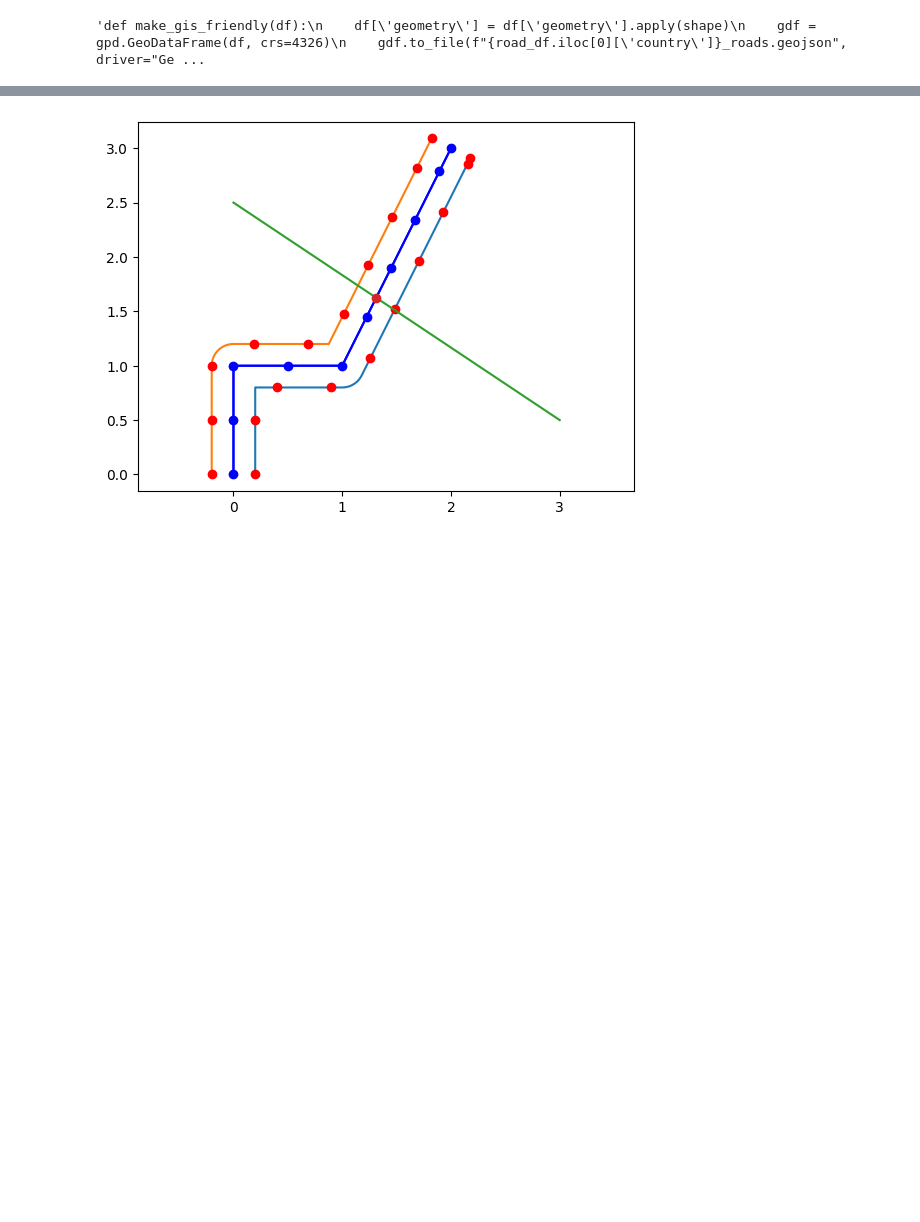
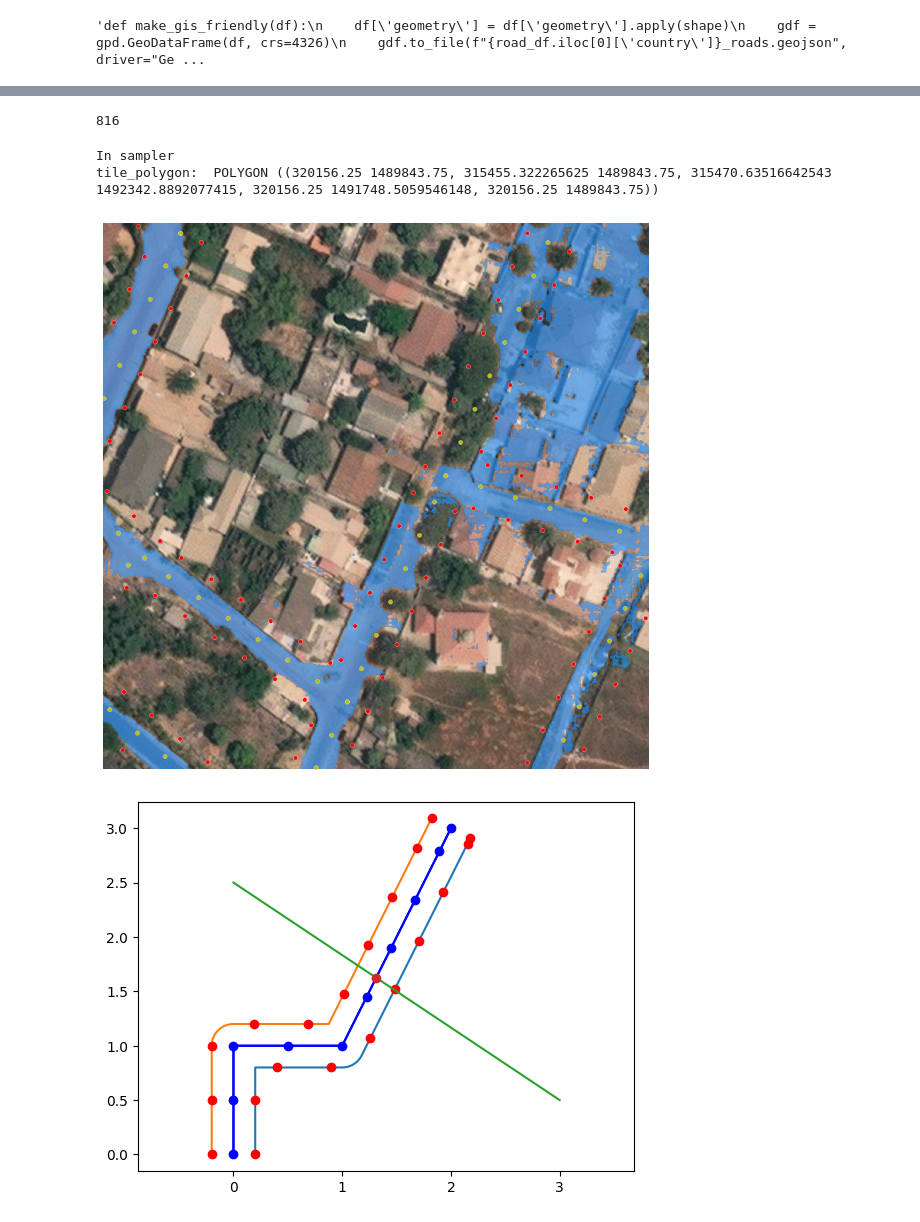
Before and after one commit to JacopoLungo/maxarSrc, a Jupyter notebook: creating_labels/MSRoads/roadSeg_try.ipynb, the cells around one changed output, grey strips where cells are left out. Cells and saved outputs as stored; diff of their text form; code cells hidden in the pictures; blank space fills up the shorter version.

```diff
--- a/creating_labels/MSRoads/roadSeg_try.ipynb
+++ b/creating_labels/MSRoads/roadSeg_try.ipynb
@@ -410,3 +433,42 @@ dx_high:  (318688.96484375, 1490026.85546875)
+# %%
+np.random.randint(0, len(dataloader))
+# %% [output]
+816
+# %%
+dataset_res = dataset.res
+
+road_point_dist = 40 #50
+bg_point_dist = 40 #80
+offset_distance = 25 #30
+
+rnd_ix = np.random.randint(0, 50) #pick a rnd image
+i = 0
+for batch in dataloader:
+    query_bbox_poly = boundingBox_2_Polygon(batch['bbox'][0])
+    hits = road_gdf_32628.geometry.intersects(query_bbox_poly)
+    queried_road_gdf_36628 = road_gdf_32628[hits]
+
+    if len(queried_road_gdf_36628) > 4: #20
+        i+=1
+        if i == rnd_ix:
+            sample = unbind_samples(batch)[0]
+            img4Sam = sample["image"].permute(1, 2, 0).numpy().astype('uint8')
+
+            road_lines = rel_road_lines(queried_road_gdf_36628, query_bbox_poly, dataset_res)
+            #print(len(road_lines))
+            final_mask, final_pt_coords4Sam, final_labels4Sam = segment_roads(predictor, img4Sam, road_lines, sample_size, road_point_dist = road_point_dist, bg_point_dist = bg_point_dist, offset_distance = offset_distance)
+
+            plt.figure(figsize=(10,10))
+            plt.imshow(img4Sam)
+            show_mask(final_mask, plt.gca())
+            show_points(final_pt_coords4Sam, final_labels4Sam, plt.gca())
+            plt.axis('off')
+            plt.show()
+            break
+# %% [output]
+In sampler
+tile_polygon:  POLYGON ((320156.25 1489843.75, 315455.322265625 1489843.75, 315470.63516642543 1492342.8892077415, 320156.25 1491748.5059546148, 320156.25 1489843.75))
+[figure, added]
 # %%
 plot_w_wo_masks(img4Sam, masks, building_boxes_t, point_coords, point_labels, only_pred=False, only_masks=True)
 # %%
```
Also changed, not shown: parts of 11 cells of this notebook.
